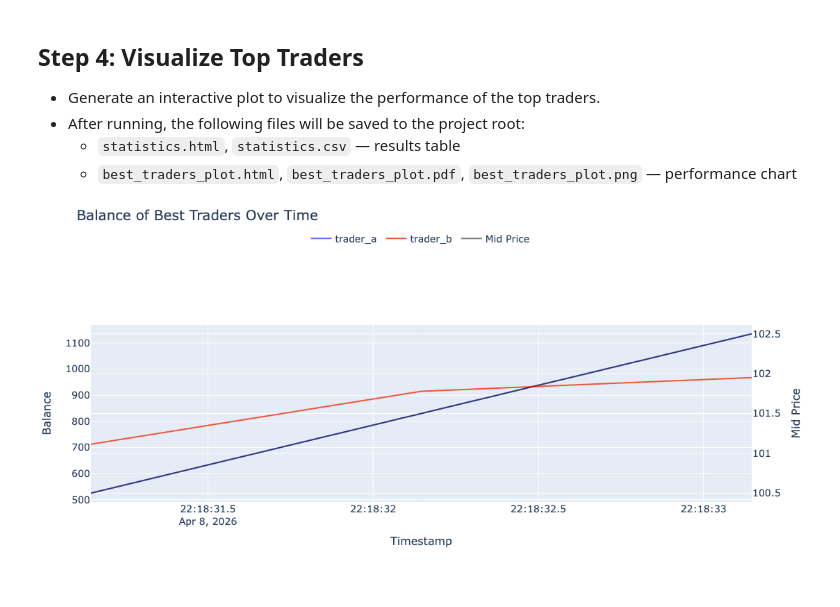
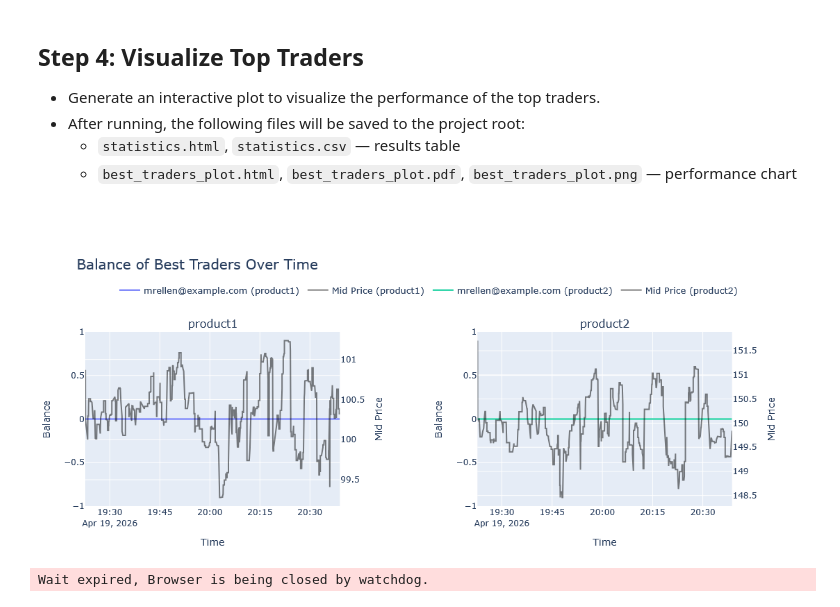
Before and after one commit to MrEll3n/limit-order-market-simulator, a Jupyter notebook: src/report/report.ipynb, the cells around one changed output. Cells and saved outputs as stored; diff of their text form; code cells hidden in the pictures.

```diff
--- a/src/report/report.ipynb
+++ b/src/report/report.ipynb
@@ -24,6 +24,6 @@ from src.report.create_report import *
 - Below, insert the path(s) to the simulation results pickle files — one or more files in chronological order.
 - **Change the filename(s) to match your actual pickle file(s) in the `data/` folder.**
 # %%
-file_paths = ['data/test_simulation.pickle']
-users, timestamps, mid_prices = load_data(file_paths)
+file_paths = ['data/2026-04-19_22-39-00-server_data.pickle']
+users, products = load_data(file_paths)
 # %% [output]
@@ -33,7 +33,7 @@ Processing file: data/test_simulation.pickle
 - Create a results table summarizing the performance of traders.
 - The table will display key statistics and the top traders.
 # %%
-stats_df, top_n = create_results_table(users, mid_prices, censor=False, top_n=10)
+stats_df, top_n = create_results_table(users, products, censor=False, top_n=10)
 display(stats_df)
 # %% [output]
 Stock fee income: 0
@@ -47,6 +46,7 @@ Stock fee income: 0
   - `statistics.html`, `statistics.csv` — results table
   - `best_traders_plot.html`, `best_traders_plot.pdf`, `best_traders_plot.png` — performance chart
 # %%
-plot_best_traders_interactive(users, timestamps, mid_prices, top_n, censor=False)
+plot_best_traders_interactive(users, products, top_n, censor=False)
 # %% [output]
-[figure, old version]
+[figure, new version]
+Wait expired, Browser is being closed by watchdog.
```
Also changed, not shown: parts of 4 cells of this notebook, 15 other files.
